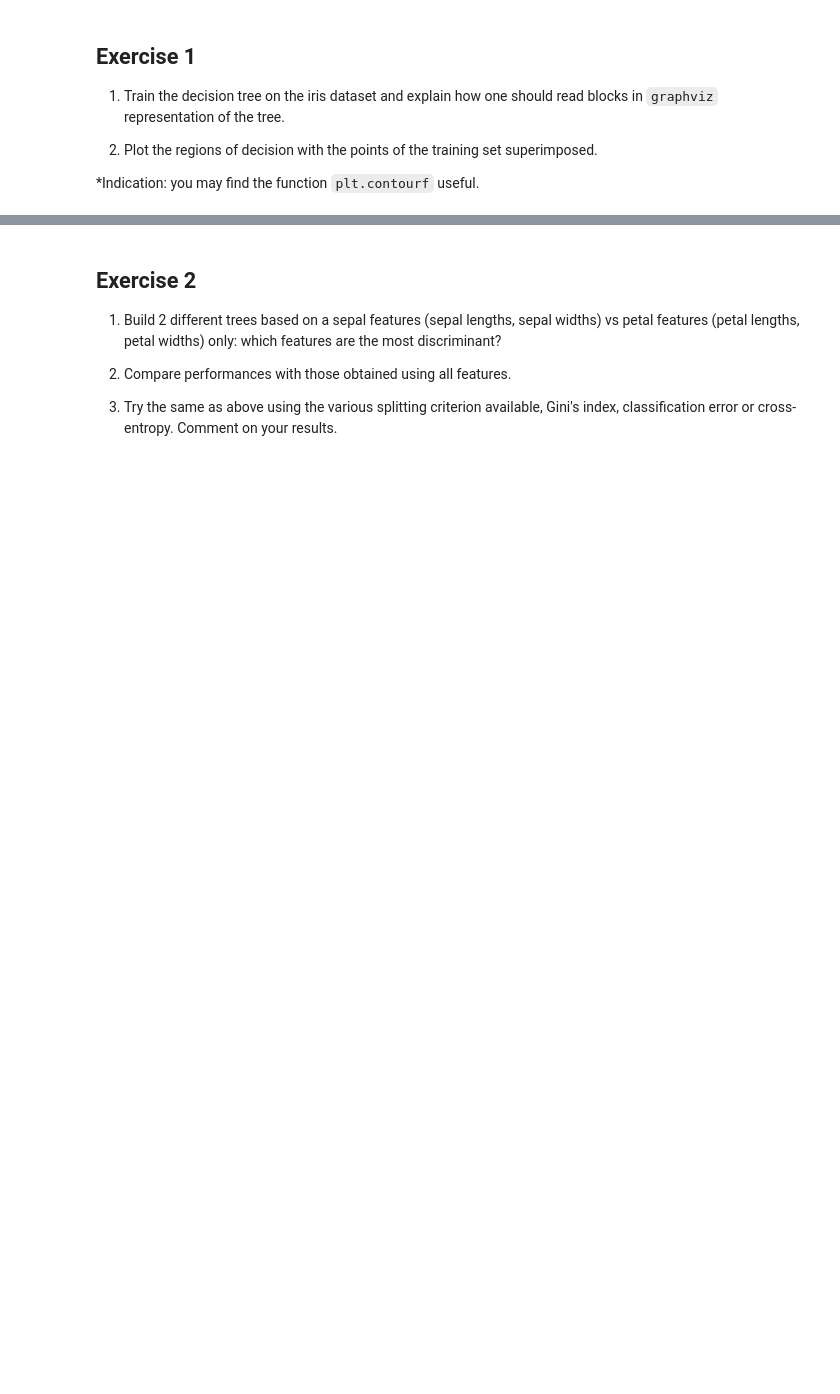
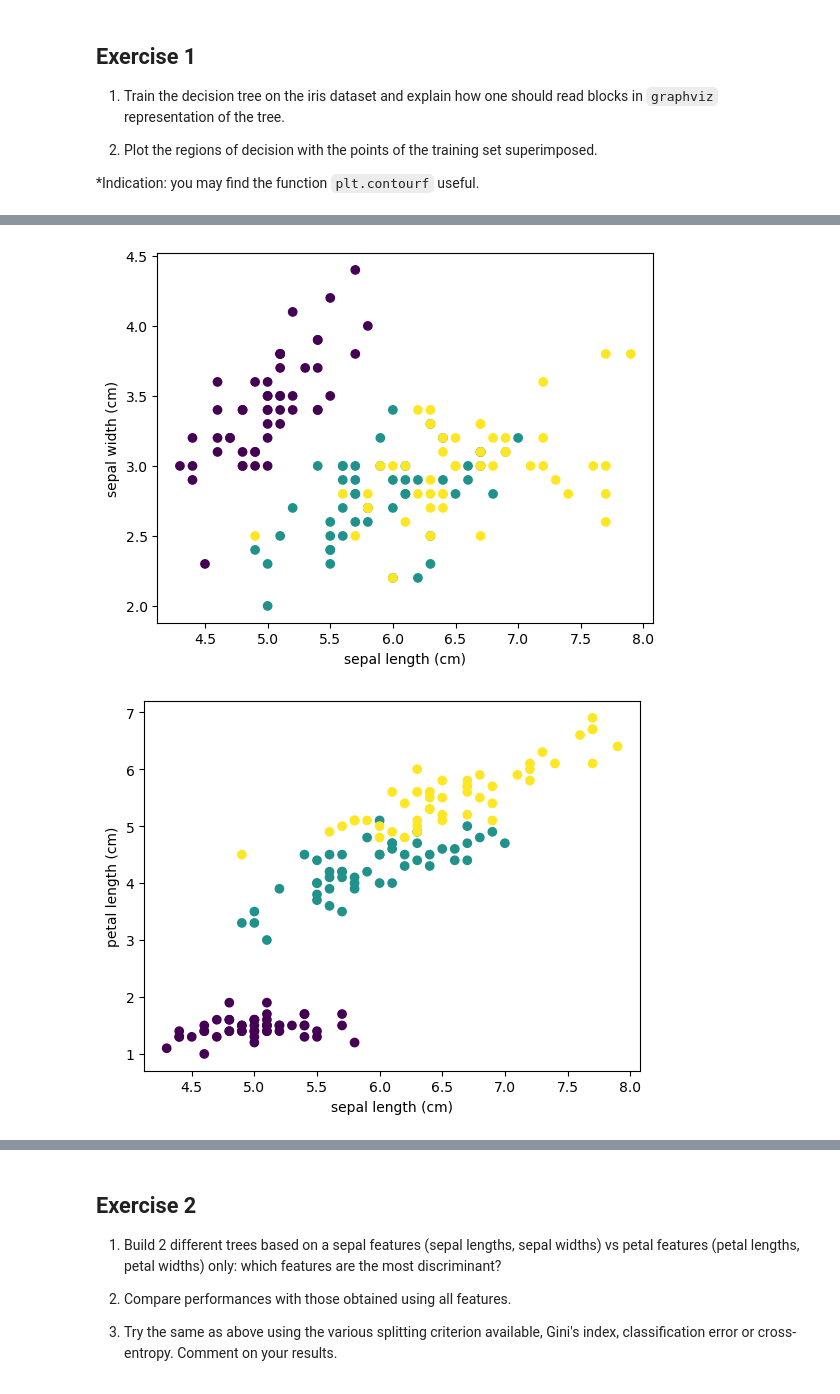
Before and after one commit to benech17/ML-SDIA, a Jupyter notebook: TP4_decision_trees/TP4_decision_trees.ipynb, the cells around one changed output, grey strips where cells are left out. Cells and saved outputs as stored; diff of their text form; code cells hidden in the pictures; blank space fills up the shorter version.

```diff
--- a/TP4_decision_trees/TP4_decision_trees.ipynb
+++ b/TP4_decision_trees/TP4_decision_trees.ipynb
@@ -140,3 +167,16 @@ class_pred
 2. Plot the regions of decision with the points of the training set superimposed.
 
 *Indication: you may find the function `plt.contourf` useful.
+# %%
+#train the decision tree on the iris dataset
+clf= tree.DecisionTreeClassifier()
+clf_full = clf.fit(train[features], y)
+
+#show results with graphviz
+dot_data = tree.export_graphviz(clf, out_file=None,
+                         feature_names=iris.feature_names,
+                         class_names=iris.target_names,
+                         filled=True, rounded=True,
+                         special_characters=True)
+graph = graphviz.Source(dot_data)
+graph
@@ -142,0 +202,22 @@ class_pred
+# %%
+
+for i in range (3):
+    for j in range(i+1,4):
+        clf0 = tree.DecisionTreeClassifier()
+        feat = [features[i],features[j]]
+        clf0 = clf0.fit(train[feat], y)
+        dot_data = tree.export_graphviz(clf0, out_file=None,
+                         feature_names=[iris.feature_names[i],iris.feature_names[j]],
+                         class_names=iris.target_names,
+                         filled=True, rounded=True,
+                         special_characters=True)
+        graph = graphviz.Source(dot_data)
+        graph.render("iris_attributes_"+iris.feature_names[i]+"_"+iris.feature_names[j])
+        plt.figure()
+        plt.scatter(iris.data[:,i],iris.data[:,j],c=iris.target)
+        plt.xlabel(iris.feature_names[i])
+        plt.ylabel(iris.feature_names[j])
+        plt.show()
+# %% [output]
+[figure, added]
+[figure, added]
```
Also changed, not shown: parts of 40 cells of this notebook.
